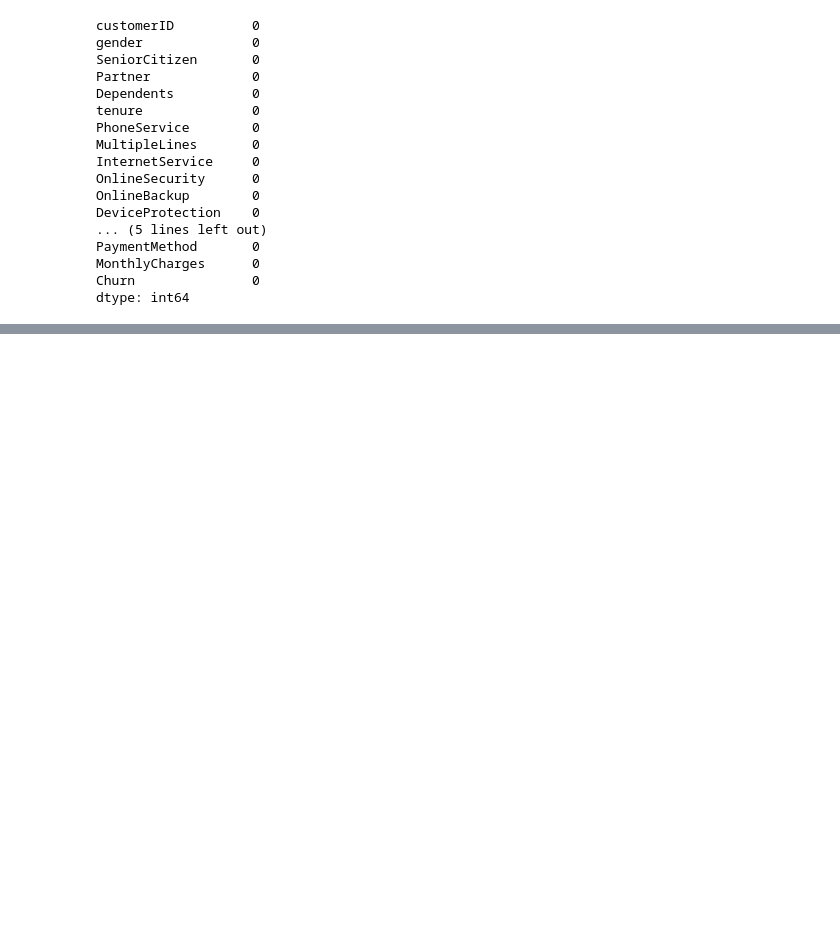
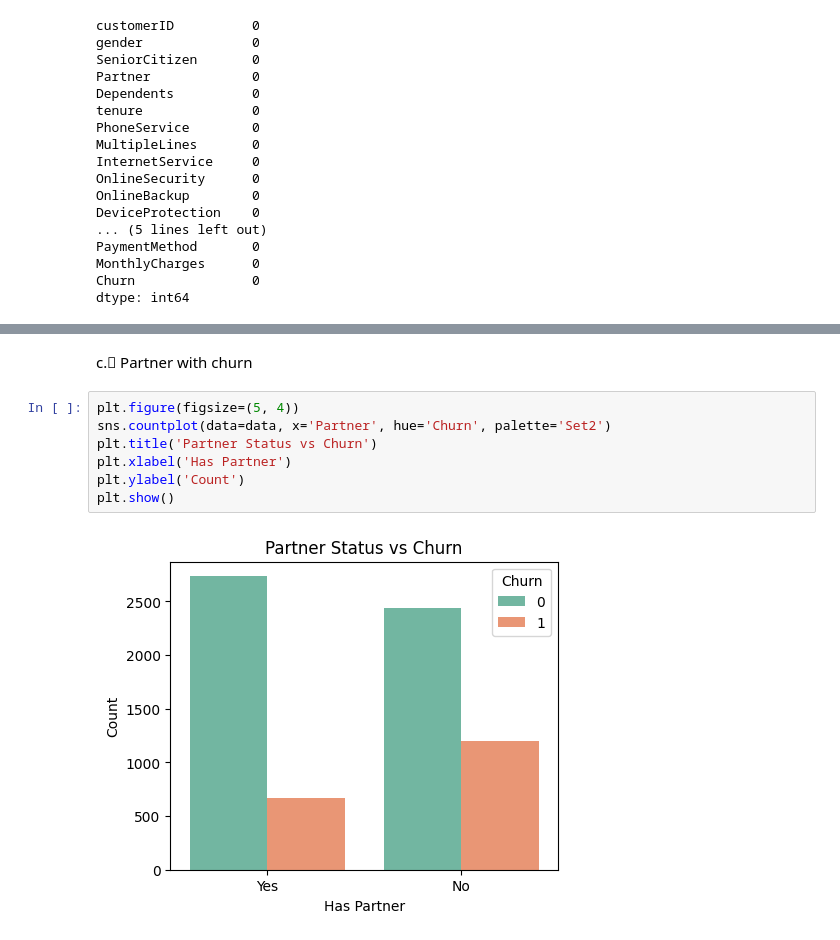
Before and after one commit to Emelyne749/224007670-Computer-intelligency, a Jupyter notebook: lab-1.ipynb, the cells around one changed output, grey strips where cells are left out. Saved outputs shown, nothing was run; the diff lists cells and outputs as text; blank space fills up the shorter version.

```diff
--- a/lab-1.ipynb
+++ b/lab-1.ipynb
@@ -176,0 +207,11 @@ dtype: int64
+# %% [markdown]
+c.	Partner with churn
+# %%
+plt.figure(figsize=(5, 4))
+sns.countplot(data=data, x='Partner', hue='Churn', palette='Set2')
+plt.title('Partner Status vs Churn')
+plt.xlabel('Has Partner')
+plt.ylabel('Count')
+plt.show()
+# %% [output]
+[figure, added]
```
Also changed, not shown: parts of 19 cells of this notebook.
